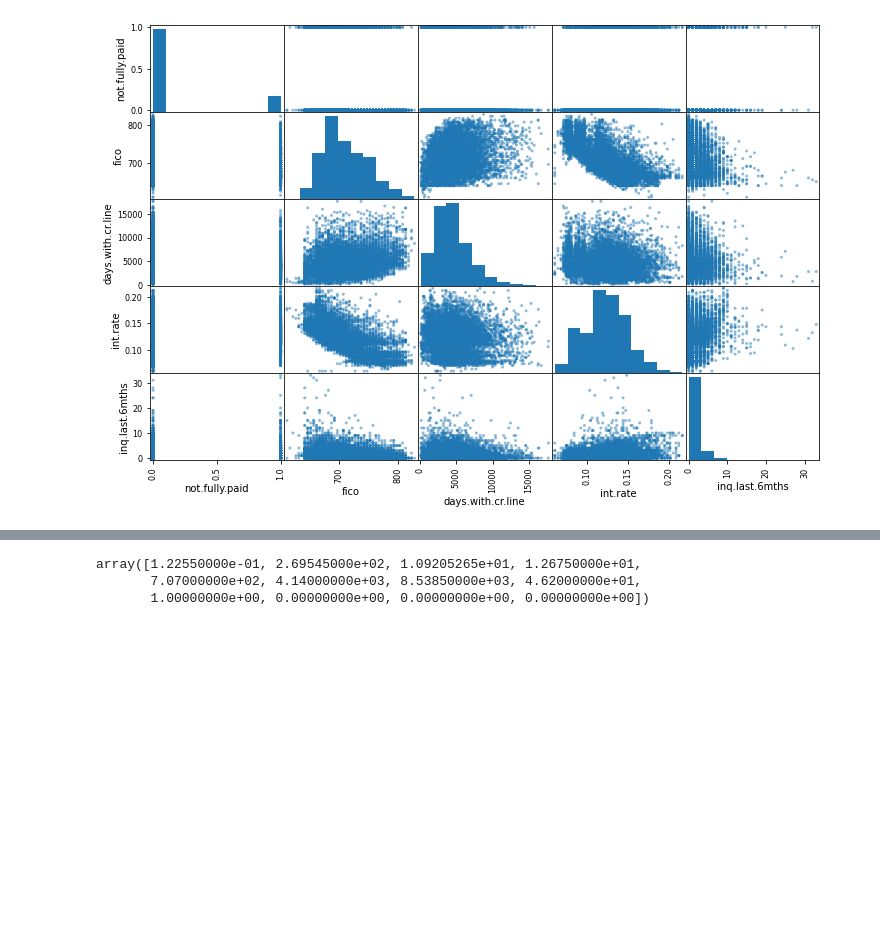
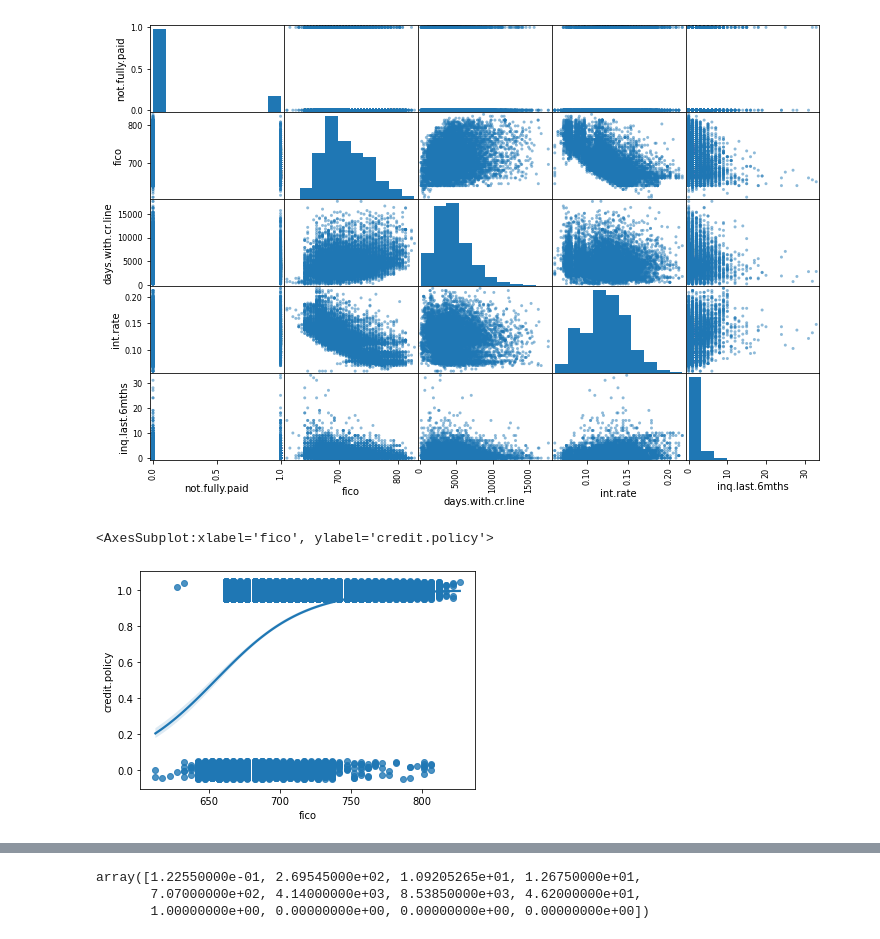
Before and after one commit to eugenekim3107/loan-credential-predictor, a Jupyter notebook: notebooks/data_exploration.ipynb, the cells around one changed output, grey strips where cells are left out. Saved outputs shown, nothing was run; the diff lists cells and outputs as text; code cells hidden in the pictures; blank space fills up the shorter version.

```diff
--- a/notebooks/data_exploration.ipynb
+++ b/notebooks/data_exploration.ipynb
@@ -134,3 +134,9 @@ array([[<AxesSubplot:xlabel='not.fully.paid', ylabel='not.fully.paid'>,
         <AxesSubplot:xlabel='inq.last.6mths', ylabel='inq.last.6mths'>]],
       dtype=object)
 [figure]
+# %%
+import seaborn as sns
+sns.regplot(x='fico', y='credit.policy', data=loan, y_jitter=.05, logistic=True)
+# %% [output]
+<AxesSubplot:xlabel='fico', ylabel='credit.policy'>
+[figure, added]
```
Also changed, not shown: parts of 2 cells of this notebook.
